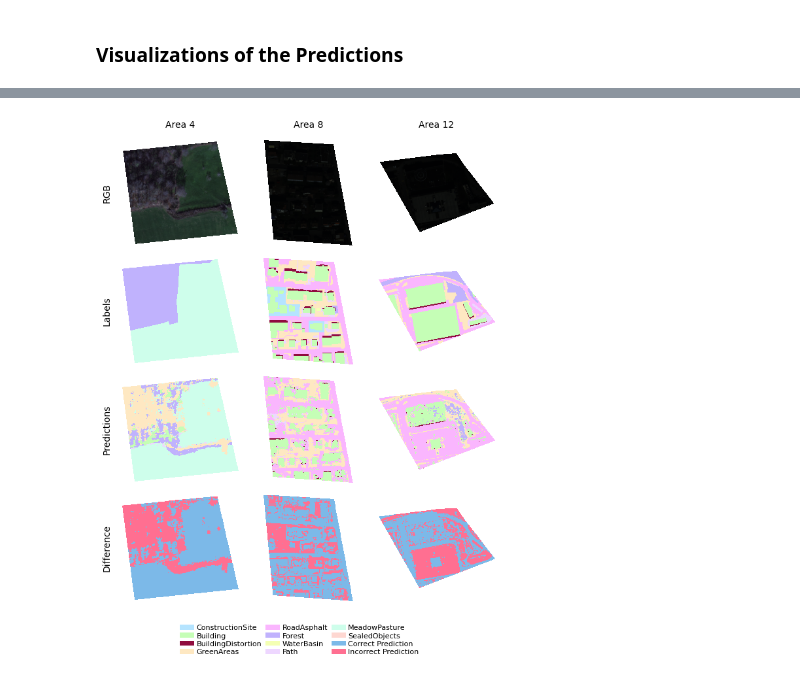
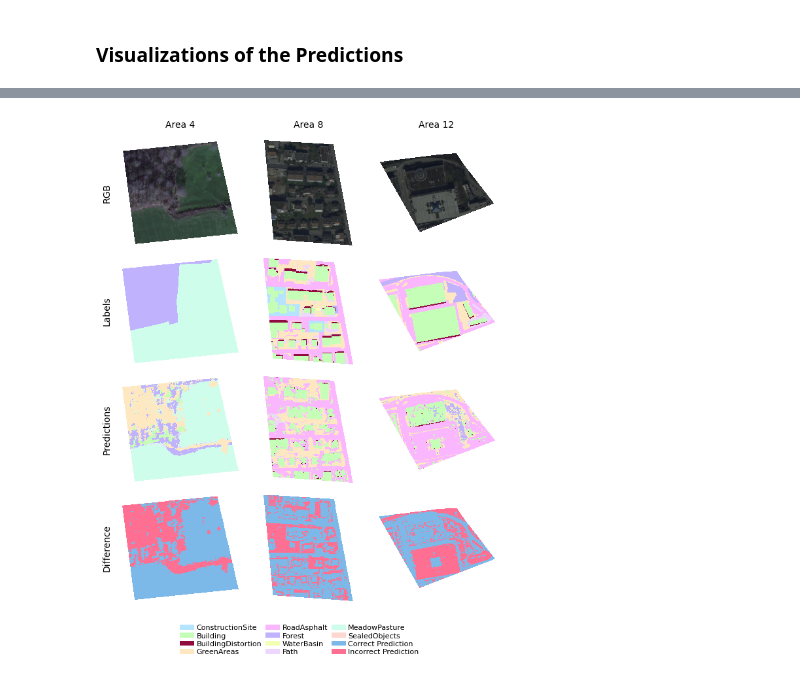
Before and after one commit to juliankraft/TermPaper2_RasterClassification, a Jupyter notebook: code/analysis/visualizations.ipynb, the cells around one changed output, grey strips where cells are left out. Cells and saved outputs as stored; diff of their text form; code cells hidden in the pictures.

```diff
--- a/code/analysis/visualizations.ipynb
+++ b/code/analysis/visualizations.ipynb
@@ -402,6 +141,0 @@ for label in trainLabels:
-# %%
-selectedDataLabel = 8
-
-clip_feature = areas[areas['DataLabel'] == selectedDataLabel]
-clipped_training = ds_training.rio.clip(clip_feature.geometry, clip_feature.crs)
-clipped_predictions = ds_predictions.rio.clip(clip_feature.geometry, clip_feature.crs)
@@ -500,4 +221,19 @@ def calculate_normalized_rgb(ds: xr.Dataset) -> np.ndarray:
 # %%
+rgb_norm_settings = {
+    '1': {'gamma': 0.7, 'clip_min': 0.1, 'clip_max': 0.95},
+    '2': {'gamma': 0.65, 'clip_min': 0.0, 'clip_max': 0.94},
+    '3': {'gamma': 0.8, 'clip_min': 0.0, 'clip_max': 1.0},
+    '4': {'gamma': 0.8, 'clip_min': 0.0, 'clip_max': 1.0},
+    '5': {'gamma': 0.4, 'clip_min': 0.07, 'clip_max': 0.8},
+    '6': {'gamma': 0.4, 'clip_min': 0.07, 'clip_max': 0.8},
+    '7': {'gamma': 0.4, 'clip_min': 0.07, 'clip_max': 0.8},
+    '8': {'gamma': 0.4, 'clip_min': 0.07, 'clip_max': 0.8},
+    '9': {'gamma': 0.4, 'clip_min': 0.07, 'clip_max': 0.8},
+    '10': {'gamma': 0.4, 'clip_min': 0.07, 'clip_max': 0.8},
+    '11': {'gamma': 0.4, 'clip_min': 0.07, 'clip_max': 0.8},
+    '12': {'gamma': 0.4, 'clip_min': 0.07, 'clip_max': 0.8}
+}
+
 class_info = {
     0: ["ConstructionSite", "#B5E4FF"],
     1: ["Building", "#C5FEB6"],
@@ -549,14 +267,0 @@ legend_info
-# %%
-areas = areas
-dataset = ds_data_cors
-predictions = ds_pred_cors
-
-area_label = 12
-
-clip_feature = areas[areas['DataLabel'] == area_label]
-
-# clipped_dataset = dataset.rio.clip(clip_feature.geometry, clip_feature.crs)
-clipped_predictions = predictions.rio.clip(clip_feature.geometry, clip_feature.crs)
-
-# clipped_predictions = predictions.rio.clip(clip_feature.geometry, clip_feature.crs)
-clipped_predictions["label"]
@@ -658,36 +336,36 @@ for i, area_label in enumerate(area_labels):
 
     # plottin RGB
     rs = clipped_dataset['rs']
-    rgb = calculate_normalized_rgb(clipped_dataset).transpose((1, 0, 2))
+    rgb = calculate_normalized_rgb(ds = clipped_dataset, **rgb_norm_settings[f'{area_label}']).transpose((1, 0, 2))
     ax_rgb = fig.add_subplot(gs[1, i+1])
     ax_rgb.imshow(rgb)
     ax_rgb.axis('off')
 
     # Plotting labels
     labels = clipped_dataset['label'].transpose('y', 'x')
     ax_labels = fig.add_subplot(gs[2, i+1])
     ax_labels.imshow(labels, cmap=class_cmap, norm=norm, interpolation="nearest")
     ax_labels.axis('off')
 
     # Plotting predictions
     pred_labels = clipped_predictions['label'].transpose('y', 'x')
     ax_predictions = fig.add_subplot(gs[3, i+1])
     ax_predictions.imshow(pred_labels, cmap=class_cmap, norm=norm, interpolation="nearest")
     ax_predictions.axis('off')
 
     # Plotting difference
     difference = labels - pred_labels
     difference_std = xr.where(np.isnan(difference), np.nan, xr.where(difference == 0, 0, 1))
     ax_difference = fig.add_subplot(gs[4, i+1])
     ax_difference.imshow(difference_std, cmap=dif_cmap, interpolation="nearest")
     ax_difference.axis('off')
 
 plt.subplots_adjust(
     hspace=0.1,  # Adjust vertical spacing
     wspace=0.1   # Adjust horizontal spacing
 )
 
 fig.tight_layout()
 plt.show()
 # %% [output]
-[figure, old version]
+[figure, new version]
```
Also changed, not shown: parts of 21 cells of this notebook.
